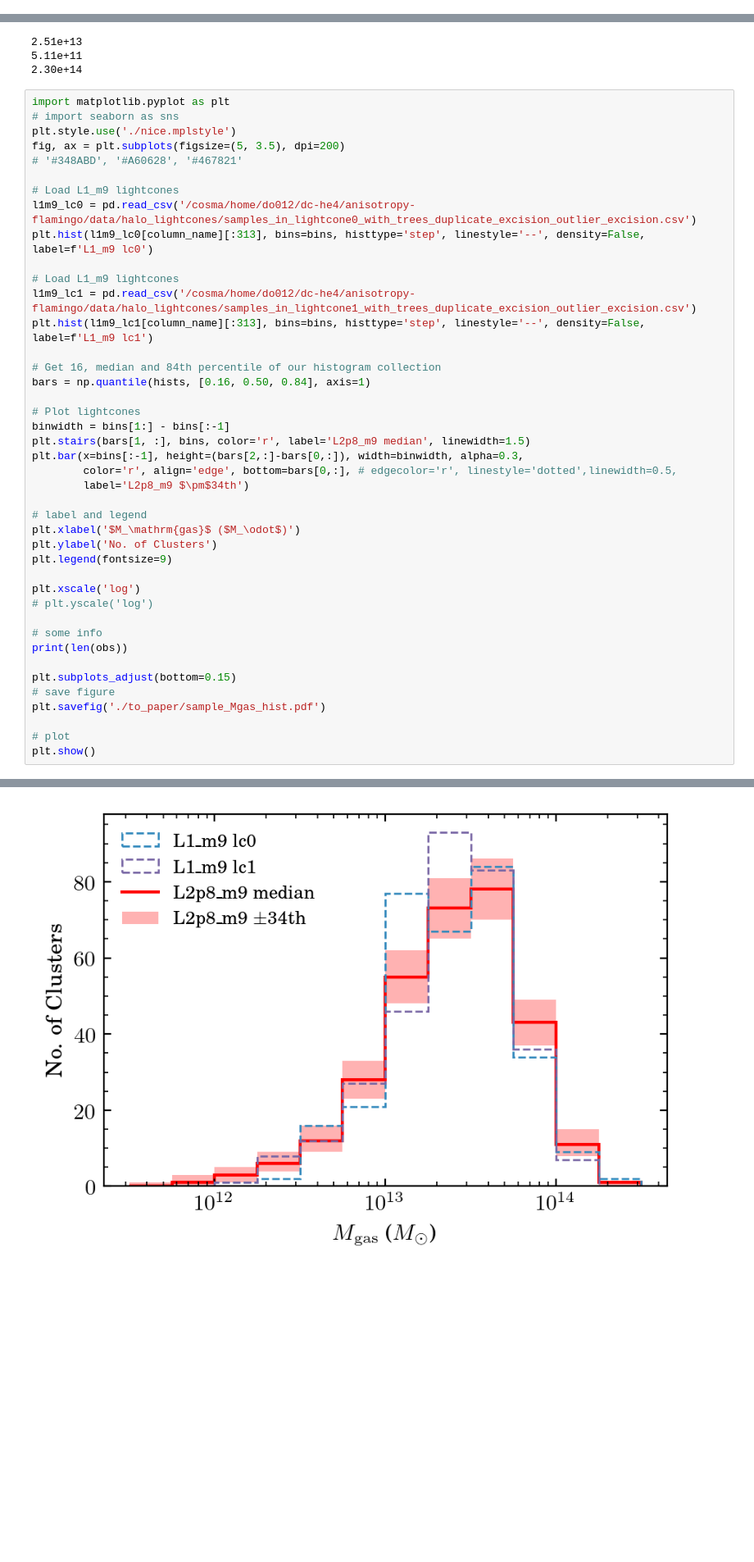
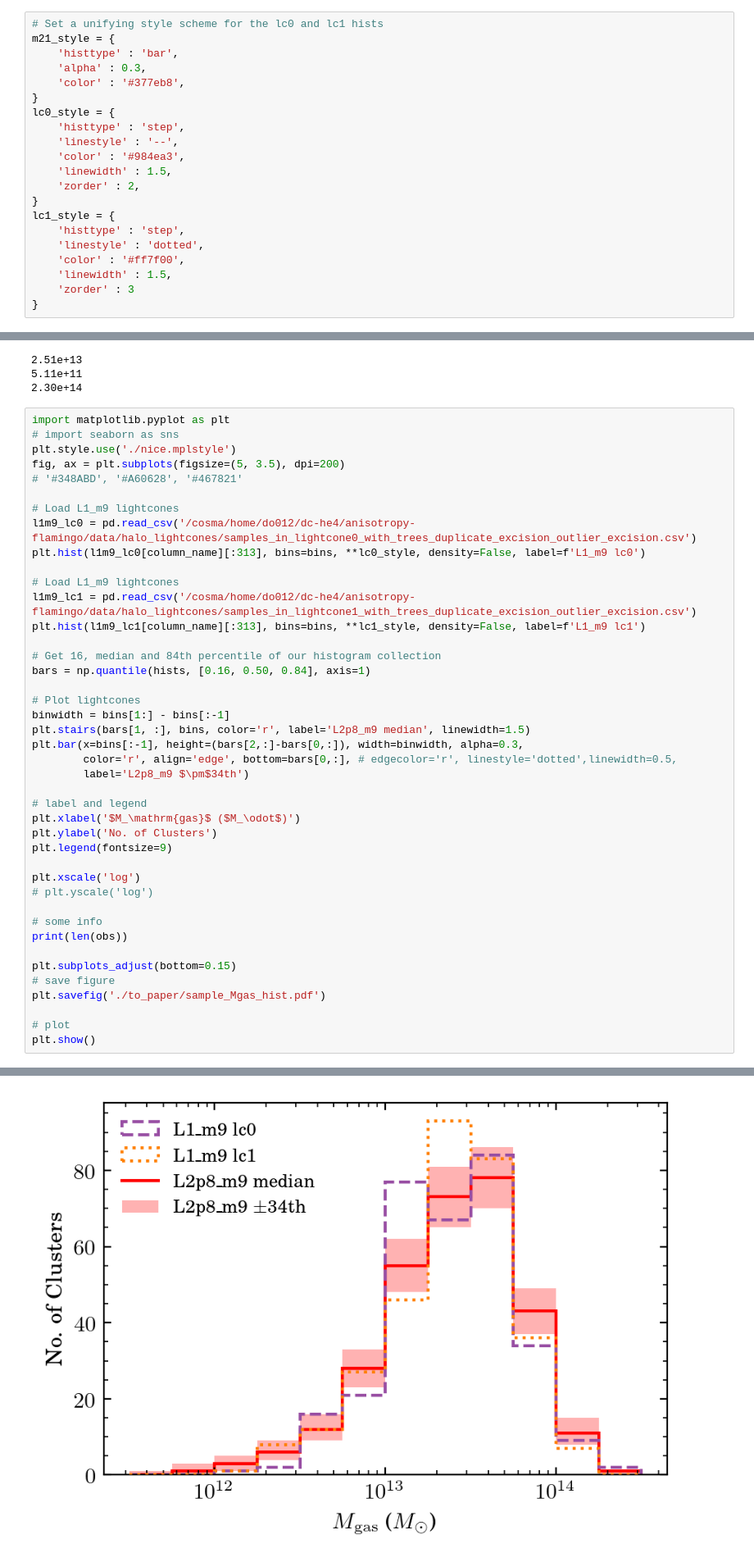
Before and after one commit to YujieH3/anisotropy-flamingo, a Jupyter notebook: analyse/__fig1_C1_C2_samples_properties.ipynb, the cells around one changed output, grey strips where cells are left out. Shown at 82% size. Cells and saved outputs as stored; diff of their text form; blank space fills up the shorter version.

Commit message:
Updated styles for the cluster property histograms

```diff
--- a/analyse/__fig1_C1_C2_samples_properties.ipynb
+++ b/analyse/__fig1_C1_C2_samples_properties.ipynb
@@ -9,0 +8,21 @@
+# %%
+# Set a unifying style scheme for the lc0 and lc1 hists
+m21_style = {
+    'histtype' : 'bar',
+    'alpha' : 0.3,
+    'color' : '#377eb8',
+}
+lc0_style = {
+    'histtype' : 'step',
+    'linestyle' : '--',
+    'color' : '#984ea3',
+    'linewidth' : 1.5,
+    'zorder' : 2,
+}
+lc1_style = {
+    'histtype' : 'step',
+    'linestyle' : 'dotted',
+    'color' : '#ff7f00',
+    'linewidth' : 1.5,
+    'zorder' : 3
+}
@@ -952,39 +740,39 @@ fig, ax = plt.subplots(figsize=(5, 3.5), dpi=200)
 
 # Load L1_m9 lightcones
 l1m9_lc0 = pd.read_csv('/cosma/home/do012/dc-he4/anisotropy-flamingo/data/halo_lightcones/samples_in_lightcone0_with_trees_duplicate_excision_outlier_excision.csv')
-plt.hist(l1m9_lc0[column_name][:313], bins=bins, histtype='step', linestyle='--', density=False, label=f'L1_m9 lc0')
+plt.hist(l1m9_lc0[column_name][:313], bins=bins, **lc0_style, density=False, label=f'L1_m9 lc0')
 
 # Load L1_m9 lightcones
 l1m9_lc1 = pd.read_csv('/cosma/home/do012/dc-he4/anisotropy-flamingo/data/halo_lightcones/samples_in_lightcone1_with_trees_duplicate_excision_outlier_excision.csv')
-plt.hist(l1m9_lc1[column_name][:313], bins=bins, histtype='step', linestyle='--', density=False, label=f'L1_m9 lc1')
+plt.hist(l1m9_lc1[column_name][:313], bins=bins, **lc1_style, density=False, label=f'L1_m9 lc1')
 
 # Get 16, median and 84th percentile of our histogram collection
 bars = np.quantile(hists, [0.16, 0.50, 0.84], axis=1)
 
 # Plot lightcones
 binwidth = bins[1:] - bins[:-1]
 plt.stairs(bars[1, :], bins, color='r', label='L2p8_m9 median', linewidth=1.5)
 plt.bar(x=bins[:-1], height=(bars[2,:]-bars[0,:]), width=binwidth, alpha=0.3,
         color='r', align='edge', bottom=bars[0,:], # edgecolor='r', linestyle='dotted',linewidth=0.5,
         label='L2p8_m9 $\pm$34th')
 
 # label and legend
 plt.xlabel('$M_\mathrm{gas}$ ($M_\odot$)')
 plt.ylabel('No. of Clusters')
 plt.legend(fontsize=9)
 
 plt.xscale('log')
 # plt.yscale('log')
 
 # some info
 print(len(obs))
 
 plt.subplots_adjust(bottom=0.15)
 # save figure
 plt.savefig('./to_paper/sample_Mgas_hist.pdf')
 
 # plot
 plt.show()
 # %% [output]
 313
-[figure, old version]
+[figure, new version]
```
Also changed, not shown: parts of 37 cells of this notebook, 8 other files.
